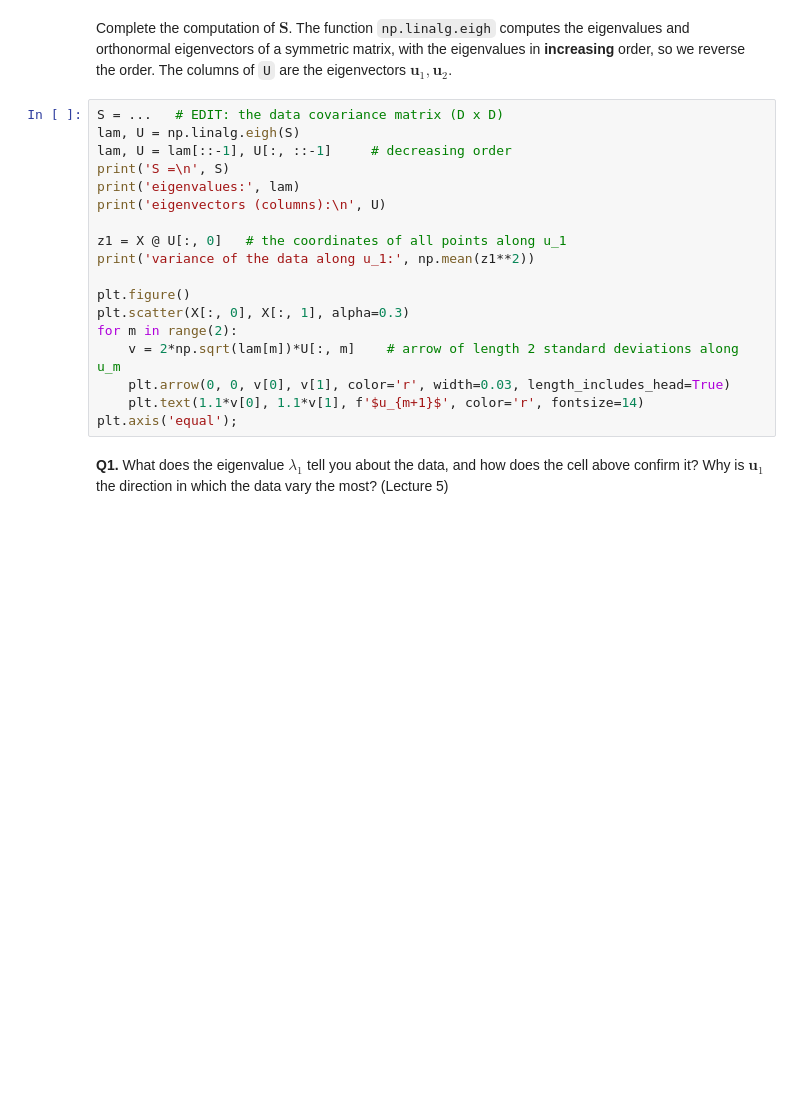
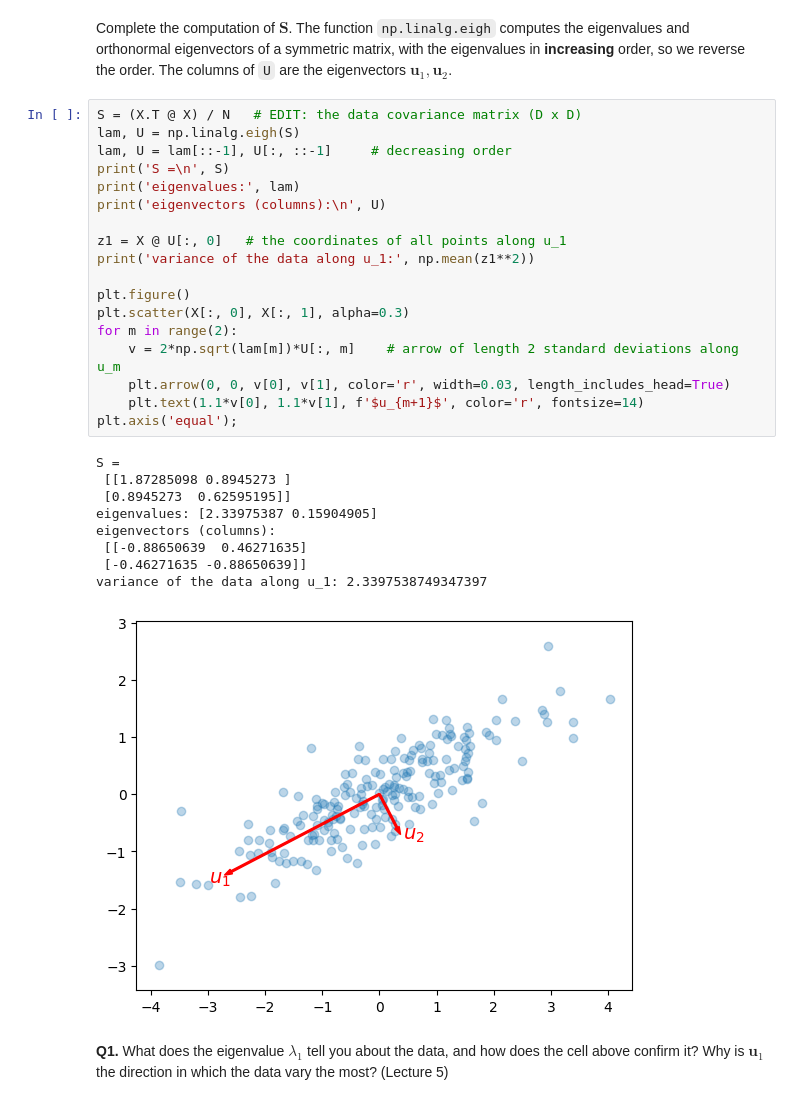
Before and after one commit to MarcusBoivie/Mathematical-Introduction-to-Machine-Learning, a Jupyter notebook: ca1/lab1b-pca.ipynb, the cells around one changed output. Cells and saved outputs as stored; diff of their text form; blank space fills up the shorter version.

```diff
--- a/ca1/lab1b-pca.ipynb
+++ b/ca1/lab1b-pca.ipynb
@@ -88,23 +89,33 @@ Complete the computation of $\boldsymbol S$. The function `np.linalg.eigh` compu
 eigenvectors of a symmetric matrix, with the eigenvalues in **increasing** order, so we reverse the order. The columns of
 `U` are the eigenvectors $\boldsymbol u_1,\boldsymbol u_2$.
 # %%
-S = ...   # EDIT: the data covariance matrix (D x D)
+S = (X.T @ X) / N   # EDIT: the data covariance matrix (D x D)
 lam, U = np.linalg.eigh(S)
 lam, U = lam[::-1], U[:, ::-1]     # decreasing order
 print('S =\n', S)
 print('eigenvalues:', lam)
 print('eigenvectors (columns):\n', U)
 
 z1 = X @ U[:, 0]   # the coordinates of all points along u_1
 print('variance of the data along u_1:', np.mean(z1**2))
 
 plt.figure()
 plt.scatter(X[:, 0], X[:, 1], alpha=0.3)
 for m in range(2):
     v = 2*np.sqrt(lam[m])*U[:, m]    # arrow of length 2 standard deviations along u_m
     plt.arrow(0, 0, v[0], v[1], color='r', width=0.03, length_includes_head=True)
     plt.text(1.1*v[0], 1.1*v[1], f'$u_{m+1}$', color='r', fontsize=14)
 plt.axis('equal');
+# %% [output]
+S =
+ [[1.87285098 0.8945273 ]
+ [0.8945273  0.62595195]]
+eigenvalues: [2.33975387 0.15904905]
+eigenvectors (columns):
+ [[-0.88650639  0.46271635]
+ [-0.46271635 -0.88650639]]
+variance of the data along u_1: 2.3397538749347397
+[figure, added]
 # %% [markdown]
 **Q1.** What does the eigenvalue $\lambda_1$ tell you about the data, and how does the cell above confirm it? Why is
 $\boldsymbol u_1$ the direction in which the data vary the most? (Lecture 5)
```
Also changed, not shown: parts of 4 cells of this notebook.
